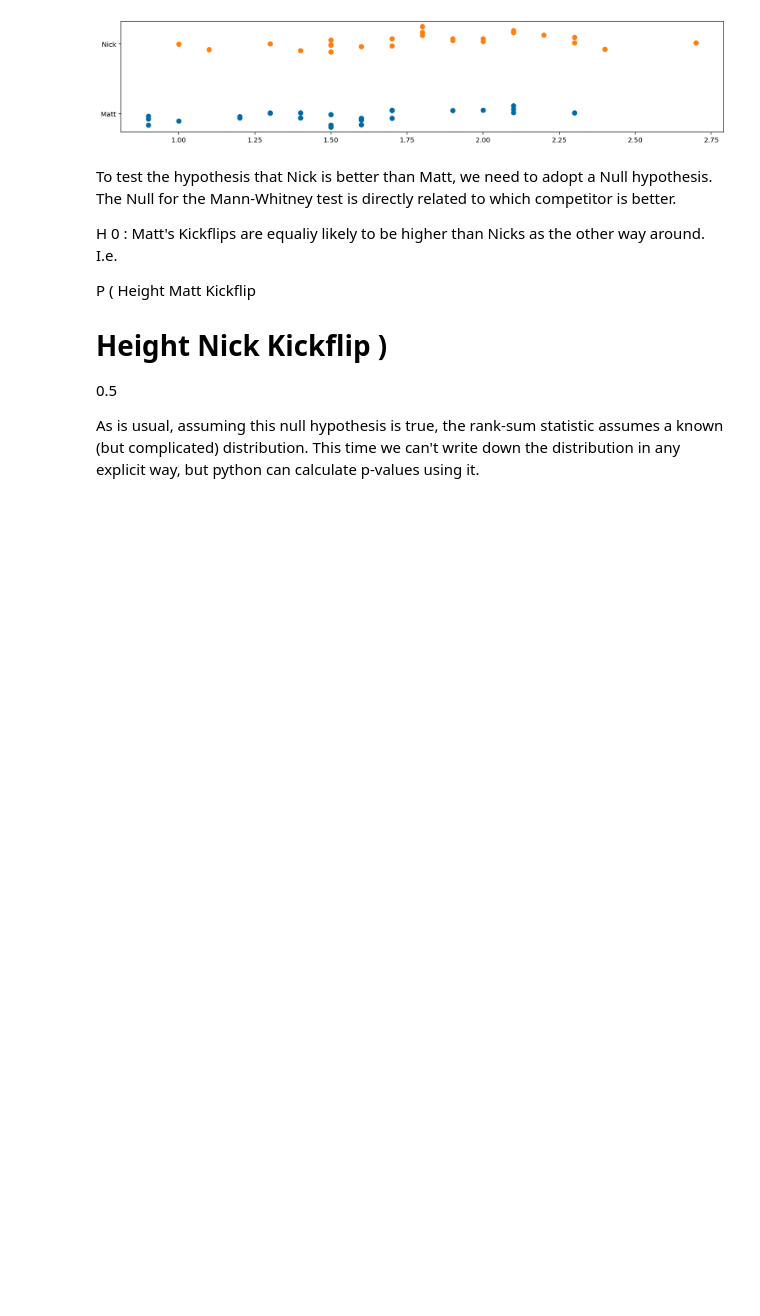
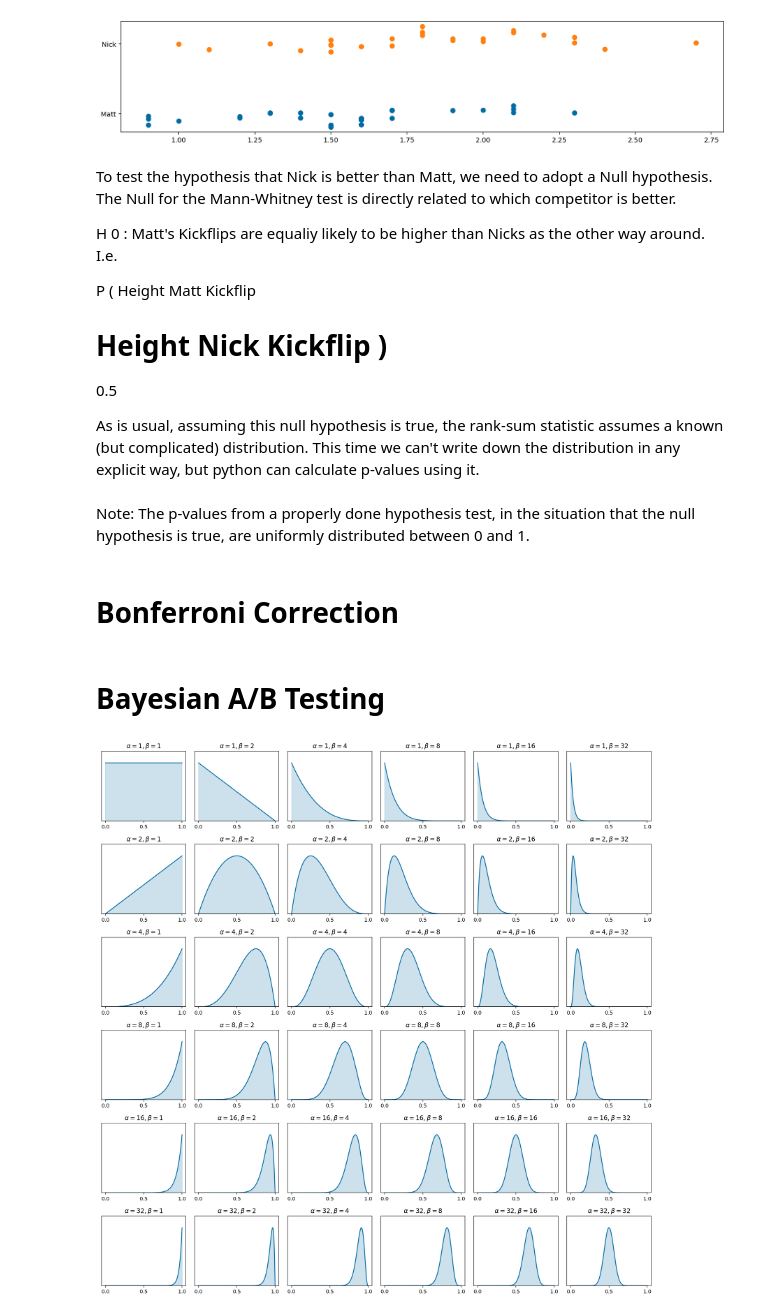
Before and after one commit to SmashAF/DSI_Study, a Jupyter notebook: Week2_Study_Sheet.ipynb, the cells around one changed output. Saved outputs shown, nothing was run; the diff lists cells and outputs as text; code cells hidden in the pictures; blank space fills up the shorter version.

```diff
--- a/Week2_Study_Sheet.ipynb
+++ b/Week2_Study_Sheet.ipynb
@@ -591,3 +772,7 @@ As is usual, assuming this null hypothesis is true, the rank-sum statistic assum
 res = stats.mannwhitneyu(nick_heights, matt_heights, alternative="greater")
 print(res)
 print("p-value for Nick < Matt: {:2.3f}".format(res.pvalue))
+# %% [markdown]
+Note: The p-values from a properly done hypothesis test, in the situation that the null hypothesis is true, are uniformly distributed between 0 and 1.
+# %% [markdown]
+# Bonferroni Correction
@@ -593,0 +783,41 @@ print("p-value for Nick < Matt: {:2.3f}".format(res.pvalue))
+# %% [markdown]
+# Bayesian A/B Testing
+# %%
+def plot_beta(alpha, beta, ax, title=None, label=None, xticks=[0.0, 0.5, 1.0]):
+    # Build a beta distribution scipy object
+    dist = stats.beta(alpha, beta)
+
+    # The support(always this for beta distribution)
+    x = np.linspace(0.0, 1.0, 301)
+
+    # The probability density at each sample support value
+    y = dist.pdf(x)
+
+    # Plot it all
+    lines = ax.plot(x, y, label=label)
+    ax.fill_between(x, y, alpha=0.2, color=lines[0].get_c())
+
+    if title:
+        ax.set_title(title)
+    ax.get_yaxis().set_ticks([])
+
+    #ax.get_yaxis().set_ticks([np.max(y)])
+    ax.get_xaxis().set_ticks(xticks)
+    ax.set_ylim(0.0, np.max(y)*1.2)
+# %%
+# The shape parameters
+alpha_values = [1,2,4,8,16,32]
+beta_values =[1,2,4,8,16,32]
+n_rows, n_cols = len(alpha_values), len(beta_values)
+alpha_beta_pairs = ( (i,j) for i in alpha_values for j in beta_values )
+
+# Create a large figure - nice way to do it
+fig, axes = plt.subplots(n_rows, n_cols, figsize=(15, 15))
+
+# Plot each beta distribution. One plot per alpha/beta pair
+for (alpha, beta), ax in zip(alpha_beta_pairs, axes.flatten()):
+    plot_beta(alpha, beta, ax, r"$\alpha={} , \beta={}$".format(alpha, beta))
+
+plt.tight_layout()
+# %% [output]
+[figure, added]
```
Also changed, not shown: parts of 52 cells of this notebook, 4 other files.
